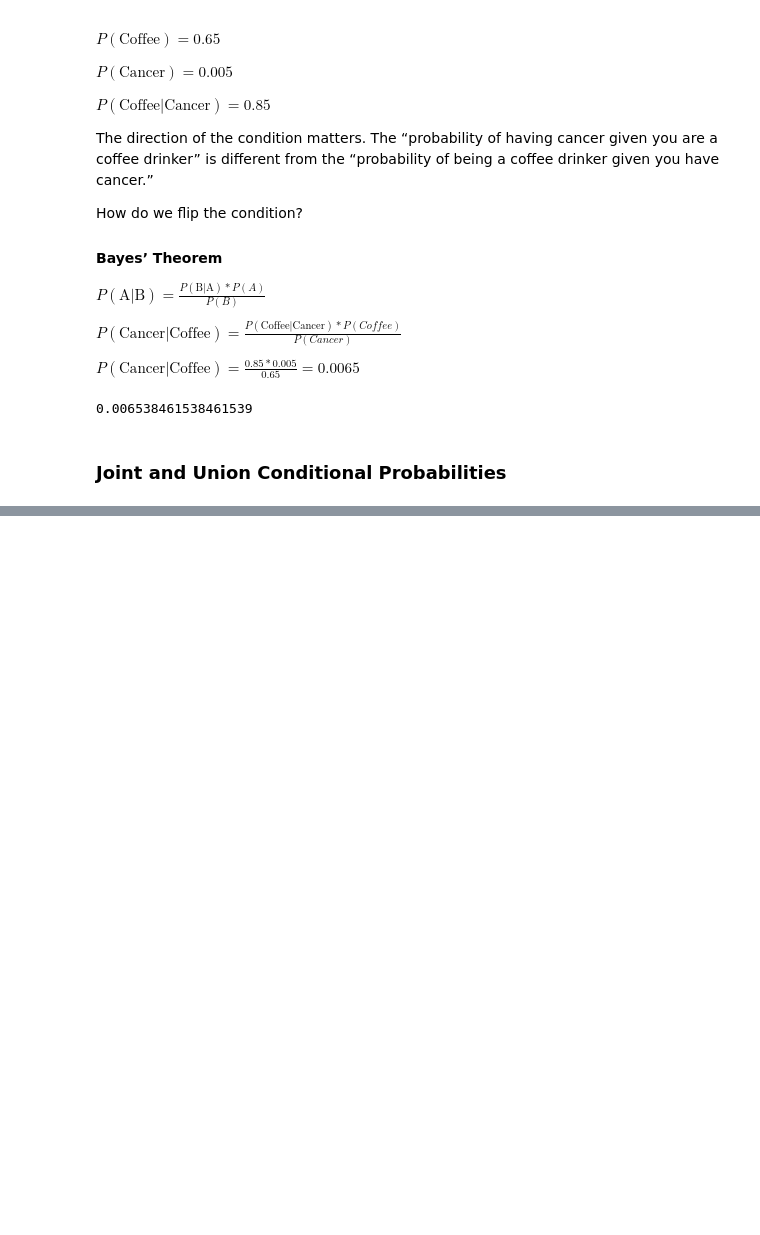
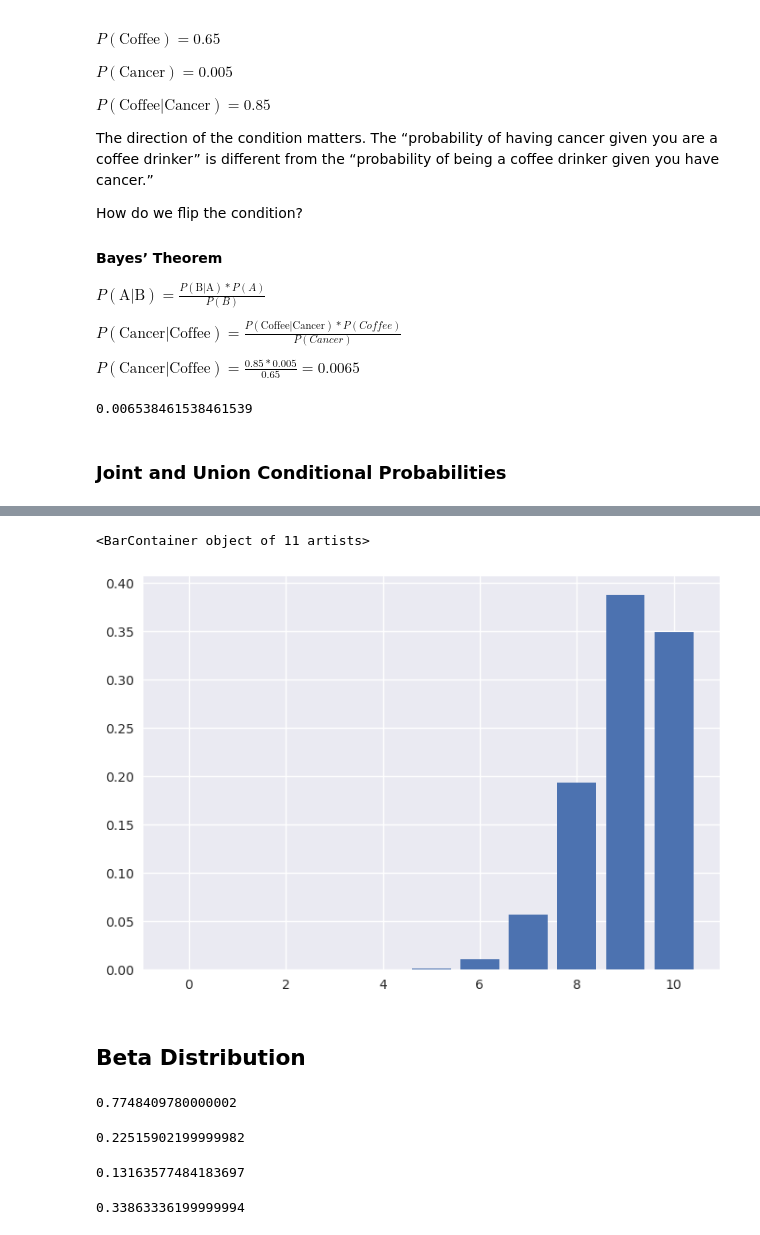
Before and after one commit to mlvhub/quant-learning, a Jupyter notebook: essential-math-for-data-science/2-probability.ipynb, the cells around one changed output, grey strips where cells are left out. Saved outputs shown, nothing was run; the diff lists cells and outputs as text; code cells hidden in the pictures; blank space fills up the shorter version.

```diff
--- a/essential-math-for-data-science/2-probability.ipynb
+++ b/essential-math-for-data-science/2-probability.ipynb
@@ -92,0 +113,11 @@ p_cancer_given_coffee_drinker
+# %%
+from scipy.stats import binom
+
+n = 10
+p = 0.9
+binoms = []
+
+for k in range(n + 1):
+    probability = binom.pmf(k, n, p)
+    binoms.append(probability)
+    print("{0} - {1}".format(k, probability))
@@ -92,0 +136,51 @@ p_cancer_given_coffee_drinker
+# %%
+import matplotlib.pyplot as plt
+plt.style.use("seaborn-v0_8")
+
+plt.bar(range(0, 11), binoms)
+# %% [output]
+<BarContainer object of 11 artists>
+[figure, added]
+# %% [markdown]
+## Beta Distribution
+# %%
+# Beta distribution using SciPy
+
+from scipy.stats import beta
+
+successes = 8
+failures = 2
+
+left_area = beta.cdf(.90, successes, failures)
+left_area
+# %% [output]
+0.7748409780000002
+# %%
+# Subtracting to get a right area in a beta distribution
+
+right_area = 1 - left_area
+right_area
+# %% [output]
+0.22515902199999982
+# %%
+# A beta distribution with more trials
+
+from scipy.stats import beta
+
+successes = 30
+failures = 6
+
+1.0 - beta.cdf(.90, successes, failures)
+# %% [output]
+0.13163577484183697
+# %%
+# Beta distribution middle area using SciPy
+
+from scipy.stats import beta
+
+successes = 8
+failures = 2
+
+beta.cdf(.90, successes, failures) - beta.cdf(.80, successes, failures)
+# %% [output]
+0.33863336199999994
```
Also changed, not shown: parts of 13 cells of this notebook, 1 other file.
